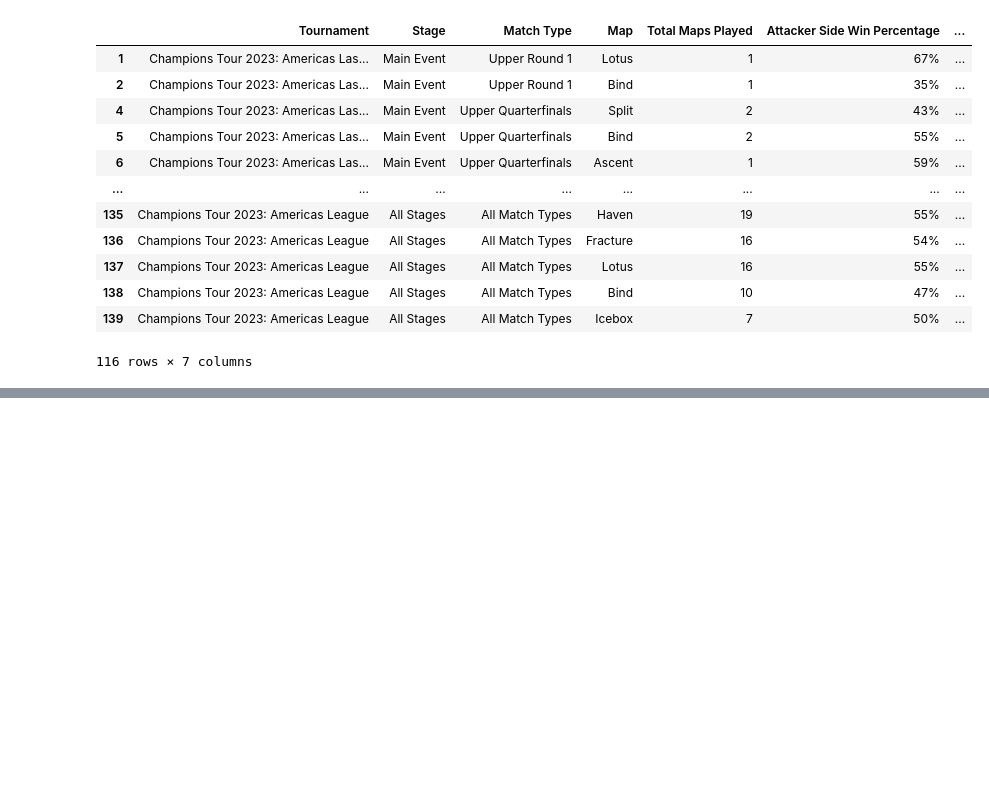
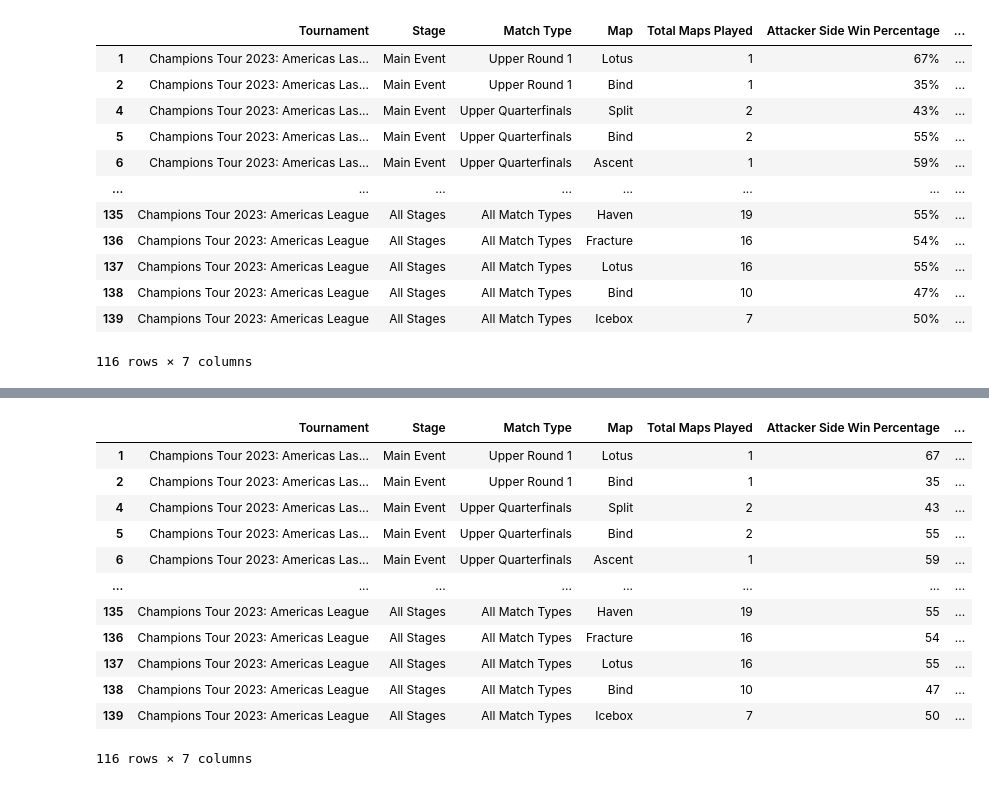
Before and after one commit to SoRaz049/DataAnalysisProjects, a Jupyter notebook: Valorant Tournament Analysis/vct_2023_analysis.ipynb, the cells around one changed output, grey strips where cells are left out. Cells and saved outputs as stored; diff of their text form; code cells hidden in the pictures; blank space fills up the shorter version.

```diff
--- a/Valorant Tournament Analysis/vct_2023_analysis.ipynb
+++ b/Valorant Tournament Analysis/vct_2023_analysis.ipynb
@@ -277,0 +314,16 @@ plt.show()
+# %%
+df_maps
+# %% [output]
+|  | Tournament | Stage | Match Type | Map | Total Maps Played | Attacker Side Win Percentage | ... |
+| 1 | Champions Tour 2023: Americas Las... | Main Event | Upper Round 1 | Lotus | 1 | 67 | ... |
+| 2 | Champions Tour 2023: Americas Las... | Main Event | Upper Round 1 | Bind | 1 | 35 | ... |
+| 4 | Champions Tour 2023: Americas Las... | Main Event | Upper Quarterfinals | Split | 2 | 43 | ... |
+| 5 | Champions Tour 2023: Americas Las... | Main Event | Upper Quarterfinals | Bind | 2 | 55 | ... |
+| 6 | Champions Tour 2023: Americas Las... | Main Event | Upper Quarterfinals | Ascent | 1 | 59 | ... |
+| ... | ... | ... | ... | ... | ... | ... | ... |
+| 135 | Champions Tour 2023: Americas League | All Stages | All Match Types | Haven | 19 | 55 | ... |
+| 136 | Champions Tour 2023: Americas League | All Stages | All Match Types | Fracture | 16 | 54 | ... |
+| 137 | Champions Tour 2023: Americas League | All Stages | All Match Types | Lotus | 16 | 55 | ... |
+| 138 | Champions Tour 2023: Americas League | All Stages | All Match Types | Bind | 10 | 47 | ... |
+| 139 | Champions Tour 2023: Americas League | All Stages | All Match Types | Icebox | 7 | 50 | ... |
+116 rows × 7 columns
```
Also changed, not shown: parts of 6 cells of this notebook.
